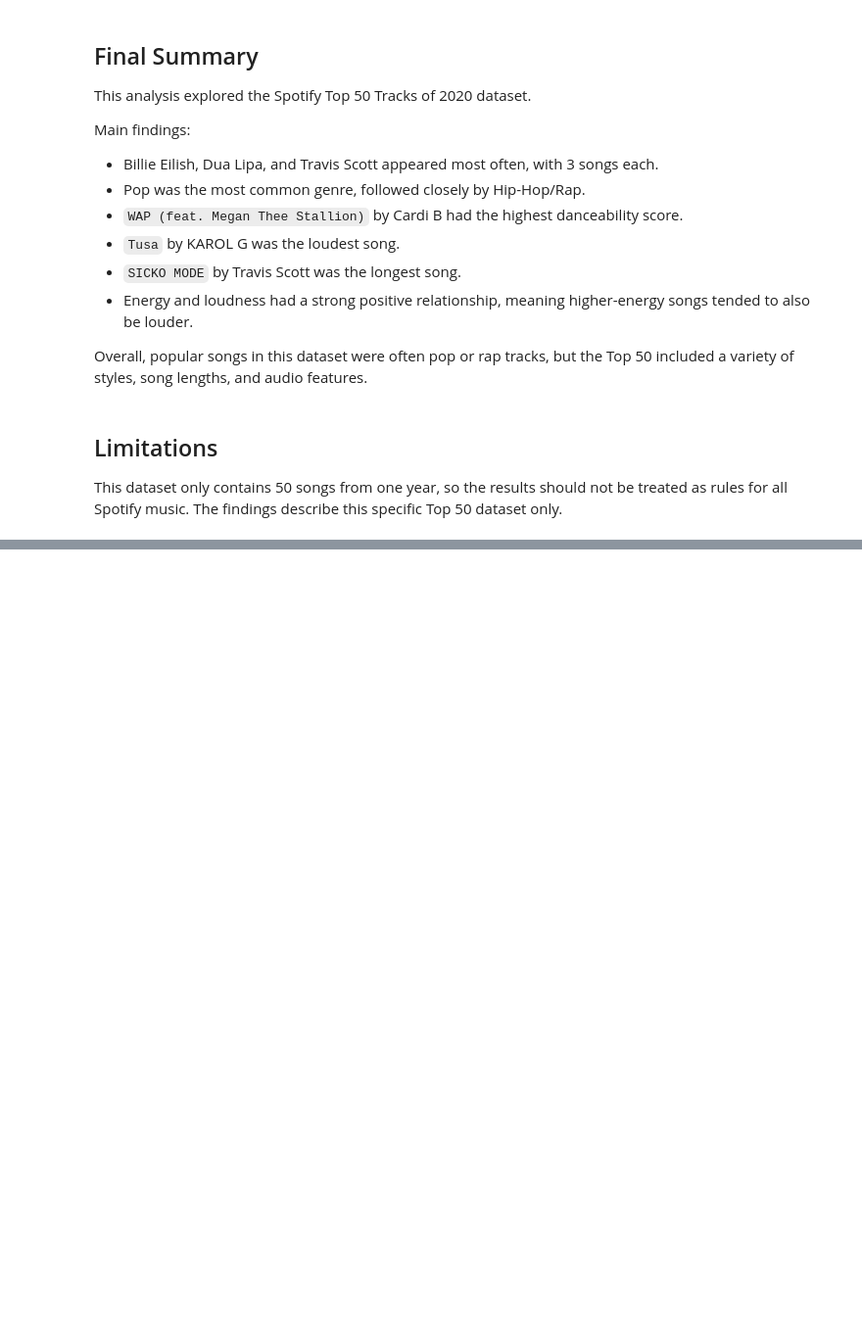
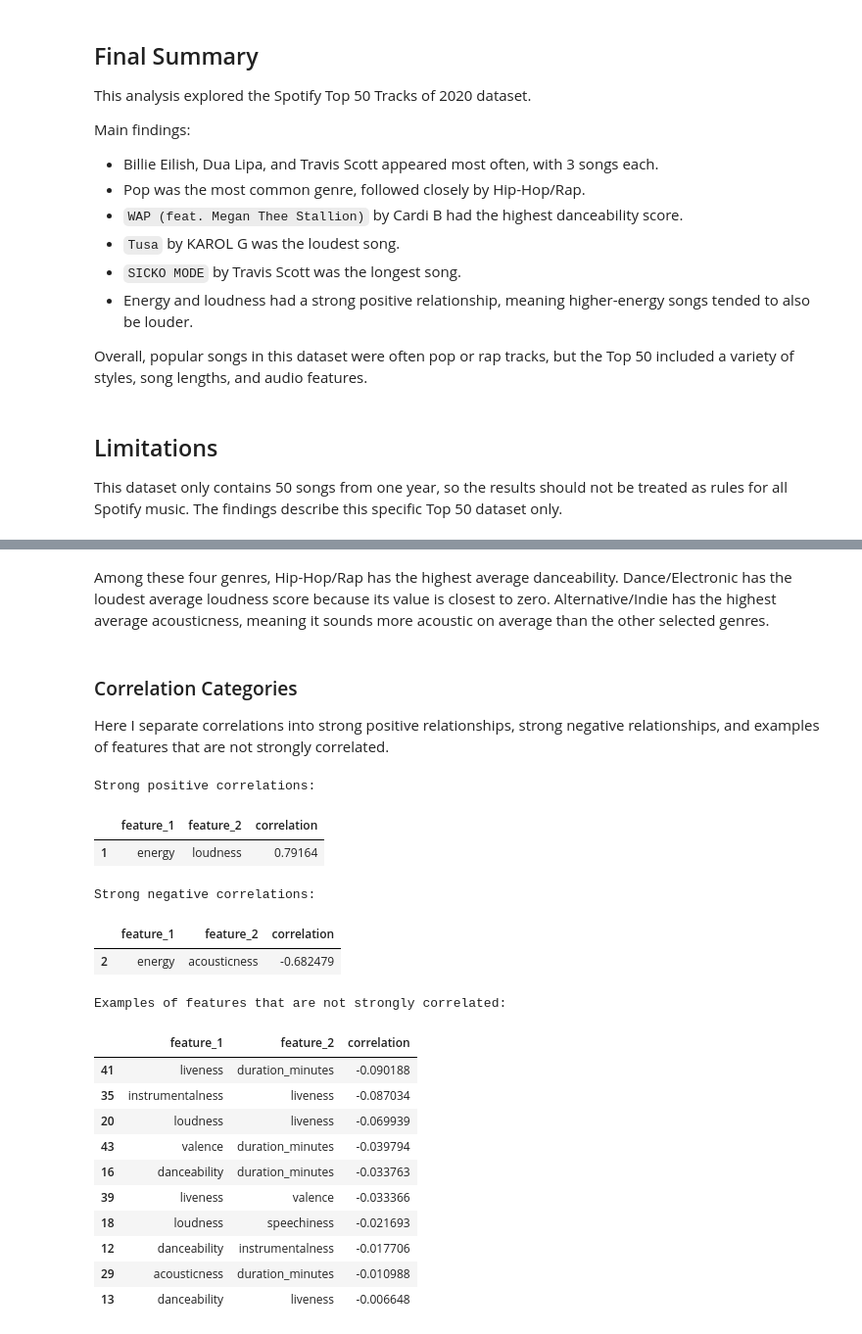
Before and after one commit to LubanaOrin/learn_code, a Jupyter notebook: tasks/Spotify Data Analysis/notebooks/spotify_top_50_eda.ipynb, the cells around one changed output, grey strips where cells are left out. Shown at 98% size. Saved outputs shown, nothing was run; the diff lists cells and outputs as text; code cells hidden in the pictures; blank space fills up the shorter version.

```diff
--- a/tasks/Spotify Data Analysis/notebooks/spotify_top_50_eda.ipynb
+++ b/tasks/Spotify Data Analysis/notebooks/spotify_top_50_eda.ipynb
@@ -493,0 +502,13 @@ This dataset only contains 50 songs from one year, so the results should not be
+# %%
+duplicate_feature_names = df.columns[df.columns.duplicated()].tolist()
+
+columns = df.columns.tolist()
+duplicate_feature_contents = []
+
+for i in range(len(columns)):
+    for j in range(i + 1, len(columns)):
+        if df[columns[i]].equals(df[columns[j]]):
+            duplicate_feature_contents.append((columns[i], columns[j]))
+
+print("Duplicate feature names:", duplicate_feature_names)
+print("Duplicate feature contents:", duplicate_feature_contents)
@@ -493,0 +681,56 @@ This dataset only contains 50 songs from one year, so the results should not be
+# %% [markdown]
+Among these four genres, Hip-Hop/Rap has the highest average danceability. Dance/Electronic has the loudest average loudness score because its value is closest to zero. Alternative/Indie has the highest average acousticness, meaning it sounds more acoustic on average than the other selected genres.
+# %% [markdown]
+### Correlation Categories
+
+Here I separate correlations into strong positive relationships, strong negative relationships, and examples of features that are not strongly correlated.
+# %%
+numeric_columns = [
+    "energy", "danceability", "loudness", "acousticness", "speechiness",
+    "instrumentalness", "liveness", "valence", "tempo", "duration_minutes"
+]
+
+correlation_matrix = df[numeric_columns].corr()
+correlation_pairs = []
+
+for i, first_column in enumerate(numeric_columns):
+    for second_column in numeric_columns[i + 1:]:
+        correlation_pairs.append({
+            "feature_1": first_column,
+            "feature_2": second_column,
+            "correlation": correlation_matrix.loc[first_column, second_column]
+        })
+
+correlation_pairs_df = pd.DataFrame(correlation_pairs)
+
+strong_positive_correlations = correlation_pairs_df[correlation_pairs_df["correlation"] >= 0.7].sort_values(by="correlation", ascending=False)
+strong_negative_correlations = correlation_pairs_df[correlation_pairs_df["correlation"] <= -0.6].sort_values(by="correlation", ascending=True)
+not_strongly_correlated = correlation_pairs_df[correlation_pairs_df["correlation"].abs() < 0.1].sort_values(by="correlation")
+
+print("Strong positive correlations:")
+display(strong_positive_correlations)
+
+print("Strong negative correlations:")
+display(strong_negative_correlations)
+
+print("Examples of features that are not strongly correlated:")
+display(not_strongly_correlated.head(10))
+# %% [output]
+Strong positive correlations:
+|  | feature_1 | feature_2 | correlation |
+| 1 | energy | loudness | 0.79164 |
+Strong negative correlations:
+|  | feature_1 | feature_2 | correlation |
+| 2 | energy | acousticness | -0.682479 |
+Examples of features that are not strongly correlated:
+|  | feature_1 | feature_2 | correlation |
+| 41 | liveness | duration_minutes | -0.090188 |
+| 35 | instrumentalness | liveness | -0.087034 |
+| 20 | loudness | liveness | -0.069939 |
+| 43 | valence | duration_minutes | -0.039794 |
+| 16 | danceability | duration_minutes | -0.033763 |
+| 39 | liveness | valence | -0.033366 |
+| 18 | loudness | speechiness | -0.021693 |
+| 12 | danceability | instrumentalness | -0.017706 |
+| 29 | acousticness | duration_minutes | -0.010988 |
+| 13 | danceability | liveness | -0.006648 |
```
Also changed, not shown: parts of 27 cells of this notebook, 1 other file.
